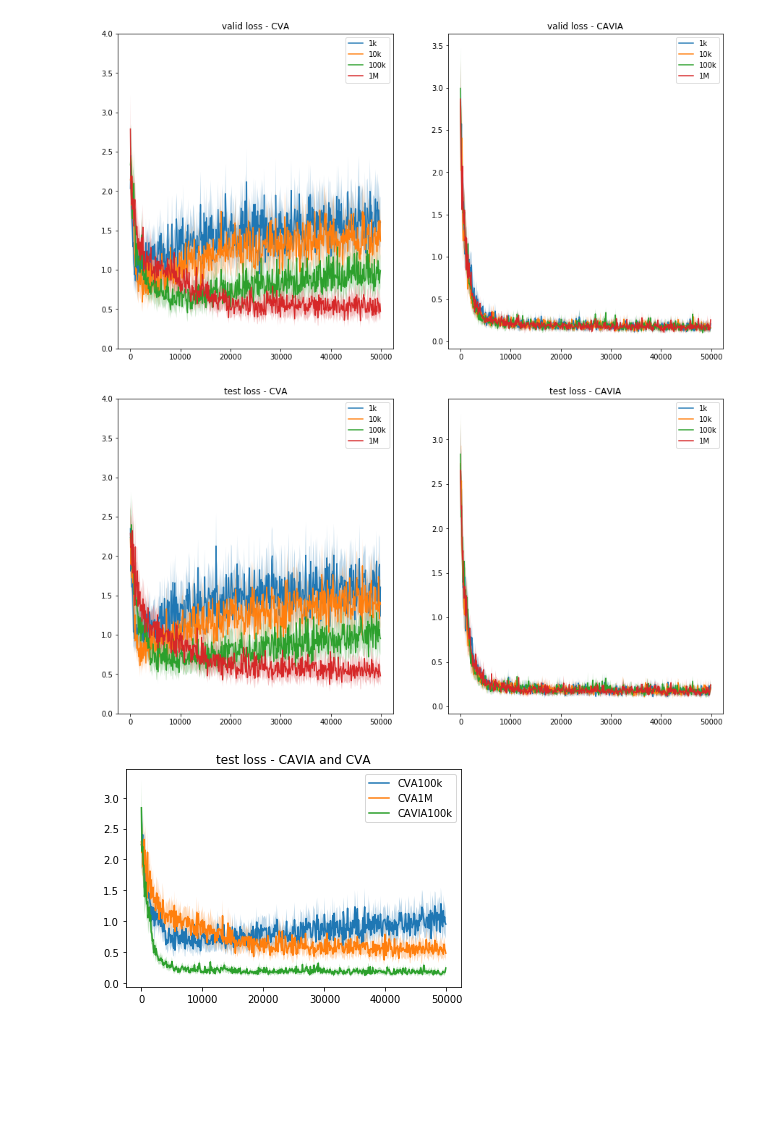
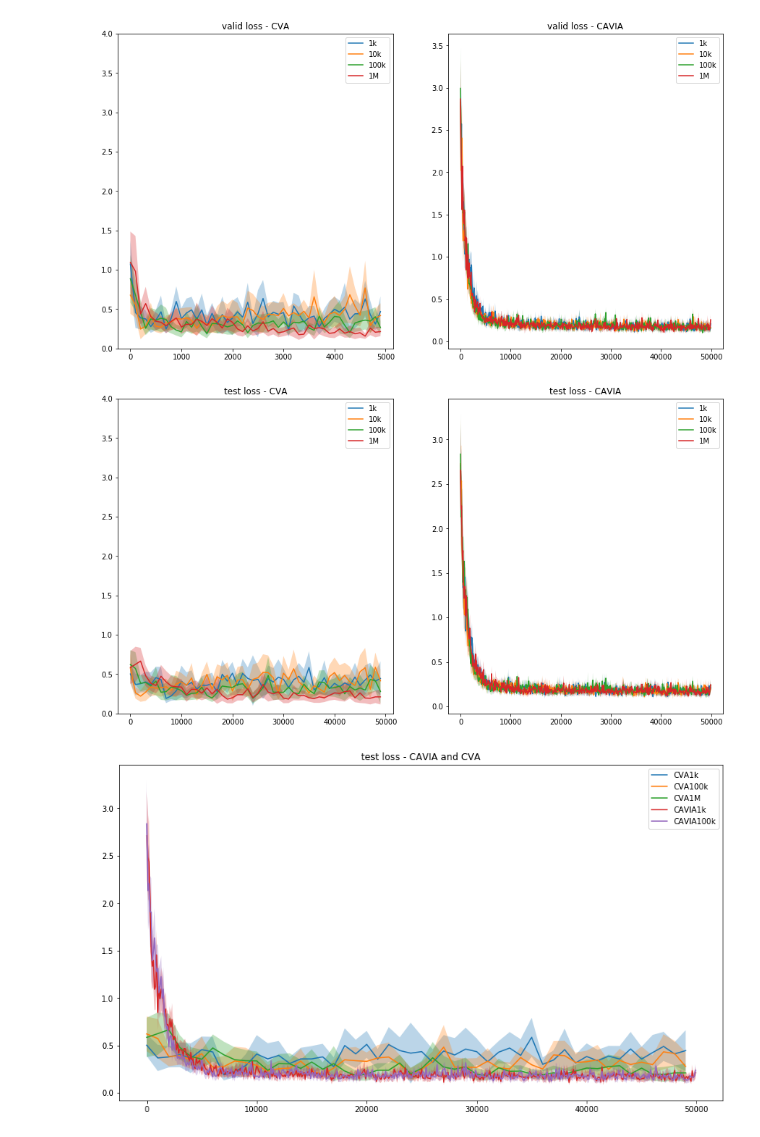
Before and after one commit to JacobTyo/cavia, a Jupyter notebook: regression/notebooks/CVA_CAVIA_analysis.ipynb, the cells around one changed output. Drawn from its saved outputs; the diff is of its cells as text; code cells hidden in the pictures; blank space fills up the shorter version.

```diff
--- a/regression/notebooks/CVA_CAVIA_analysis.ipynb
+++ b/regression/notebooks/CVA_CAVIA_analysis.ipynb
@@ -8,7 +8,7 @@ import matplotlib.pyplot as plt
 # %%
 # get logger for runs with no inner update (i.e. typical cva) with 1 eval update and 1 task per meta-update
 root = '../cva_sine_result_files/'
-exp = '_10_0_25'
+exp = '_100_0_25'
 with open(root+'1000'+exp+'.pkl', 'rb') as f:
     cva1k = pickle.load(f)
 
@@ -150,5 +151,5 @@ plt.show()
 # %%
-x = [i*100 for i in range(len(cva1k.valid_loss))]
+x = [i*1000 for i in range(len(cva1k.valid_loss))]
 alpha = 0.3
 plt.subplot(1,2,1)
 plt.plot(x, cva1k.valid_loss, label='1k')
@@ -167,6 +168,7 @@ plt.ylim((0,4))
 plt.title('valid loss - CVA')
 plt.legend()
 
+x = [i*100 for i in range(len(cavia1k.train_loss))]
 plt.subplot(1,2,2)
 plt.plot(x, cavia1k.valid_loss, label='1k')
 plt.fill_between(x, cavia1k.valid_loss-cavia1k.valid_conf, cavia1k.valid_loss+cavia1k.valid_conf, alpha=alpha)
@@ -187,9 +189,9 @@ fig = plt.gcf()
 fig.set_size_inches(15,8)
 plt.show()
 # %% [output]
-[figure, old version]
+[figure, new version]
 # %%
-x = [i*100 for i in range(len(cva1k.test_loss))]
+x = [i*1000 for i in range(len(cva1k.test_loss))]
 alpha = 0.3
 plt.subplot(1,2,1)
 plt.plot(x, cva1k.test_loss, label='1k')
@@ -208,6 +210,7 @@ plt.ylim((0,4))
 plt.title('test loss - CVA')
 plt.legend()
 
+x = [i*100 for i in range(len(cavia1k.train_loss))]
 plt.subplot(1,2,2)
 plt.plot(x, cavia1k.test_loss, label='1k')
 plt.fill_between(x, cavia1k.test_loss-cavia1k.test_conf, cavia1k.test_loss+cavia1k.test_conf, alpha=alpha)
@@ -227,42 +230,42 @@ fig = plt.gcf()
 fig.set_size_inches(15,8)
 plt.show()
 # %% [output]
-[figure, old version]
+[figure, new version]
 # %%
 # one plot, with CVA cv CAVIA with
-x = [i*100 for i in range(len(cva1k.test_loss))]
+x = [i*1000 for i in range(len(cva1k.test_loss))]
 alpha = 0.3
 
-# plt.plot(x, cva1k.test_loss, label='CVA1k')
-# plt.fill_between(x, cva1k.test_loss-cva1k.test_conf, cva1k.test_loss+cva1k.test_conf, alpha=alpha)
+plt.plot(x, cva1k.test_loss, label='CVA1k')
+plt.fill_between(x, cva1k.test_loss-cva1k.test_conf, cva1k.test_loss+cva1k.test_conf, alpha=alpha)
 
 # plt.plot(x, cva10k.test_loss, label='CVA10k')
 # plt.fill_between(x, cva10k.test_loss-cva10k.test_conf, cva10k.test_loss+cva10k.test_conf, alpha=alpha)
 
 plt.plot(x, cva100k.test_loss, label='CVA100k')
 plt.fill_between(x, cva100k.test_loss-cva100k.test_conf, cva100k.test_loss+cva100k.test_conf, alpha=alpha)
 
 plt.plot(x, cva1M.test_loss, label='CVA1M')
 plt.fill_between(x, cva1M.test_loss-cva1M.test_conf, cva1M.test_loss+cva1M.test_conf, alpha=alpha)
 
-# plt.plot(x, cavia1k.test_loss, label='CAVIA1k')
-# plt.fill_between(x, cavia1k.test_loss-cavia1k.test_conf, cavia1k.test_loss+cavia1k.test_conf, alpha=alpha)
+x = [i*100 for i in range(len(cavia1k.train_loss))]
+plt.plot(x, cavia1k.test_loss, label='CAVIA1k')
+plt.fill_between(x, cavia1k.test_loss-cavia1k.test_conf, cavia1k.test_loss+cavia1k.test_conf, alpha=alpha)
 
 # plt.plot(x, cavia10k.test_loss, label='CAVIA10k')
 # plt.fill_between(x, cavia10k.test_loss-cavia10k.test_conf, cavia10k.test_loss+cavia10k.test_conf, alpha=alpha)
-
 plt.plot(x, cavia100k.test_loss, label='CAVIA100k')
 plt.fill_between(x, cavia100k.test_loss-cavia100k.test_conf, cavia100k.test_loss+cavia100k.test_conf, alpha=alpha)
 
 # plt.plot(x, cavia1M.test_loss, label='CAVIA1M')
 # plt.fill_between(x, cavia1M.test_loss-cavia1M.test_conf, cavia1M.test_loss+cavia1M.test_conf, alpha=alpha)
 
 
 plt.title('test loss - CAVIA and CVA')
 plt.legend()
 
-# fig = plt.gcf()
-# fig.set_size_inches(,8)
+fig = plt.gcf()
+fig.set_size_inches(14,8)
 plt.show()
 # %% [output]
-[figure, old version]
+[figure, new version]
```
Also changed, not shown: parts of 1 cell of this notebook, 3 other files.
